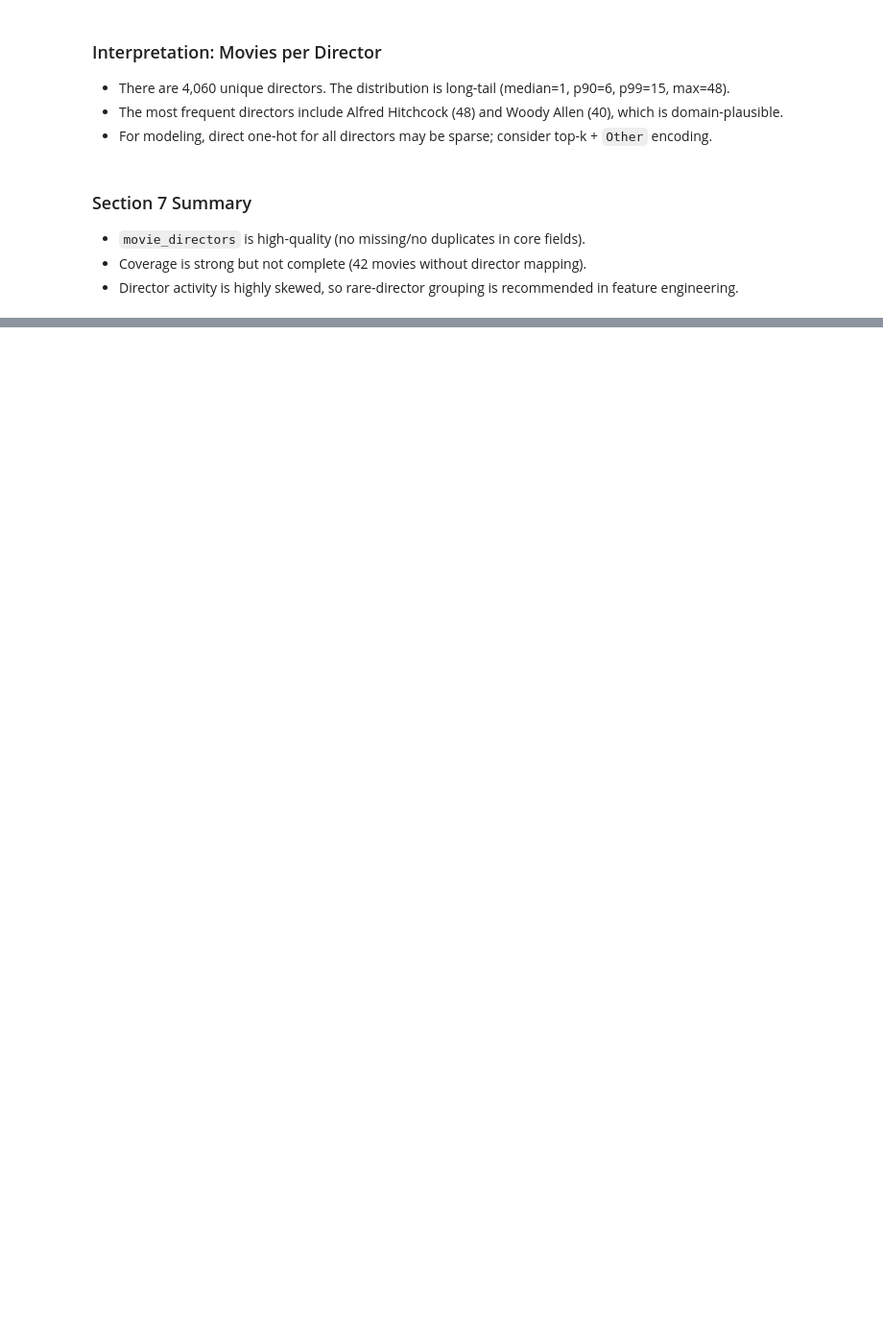
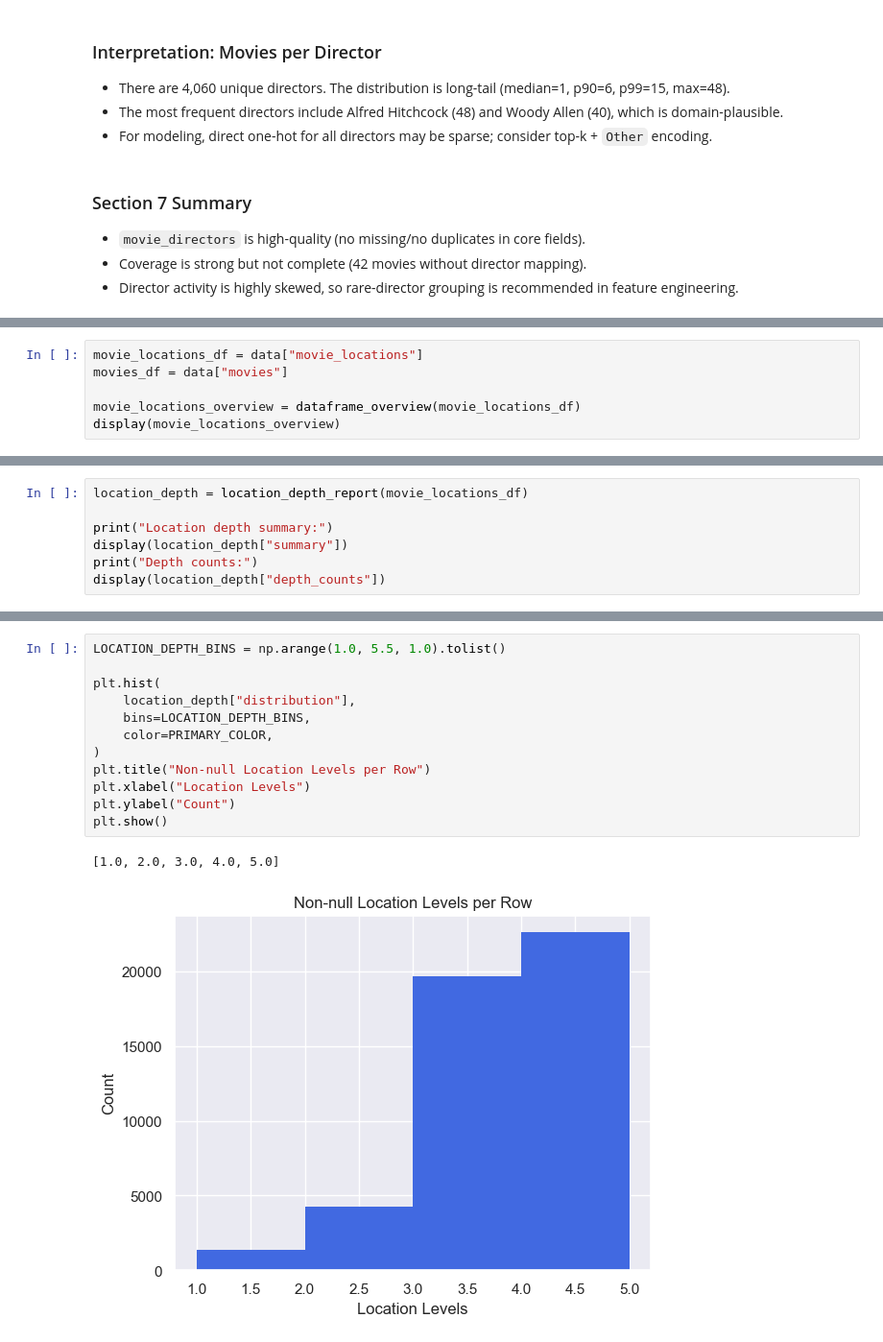
Before and after one commit to Mateusz1645/explainable-recsys, a Jupyter notebook: notebooks/01_eda.ipynb, the cells around one changed output, grey strips where cells are left out. Shown at 96% size. Saved outputs shown, nothing was run; the diff lists cells and outputs as text; blank space fills up the shorter version.

```diff
--- a/notebooks/01_eda.ipynb
+++ b/notebooks/01_eda.ipynb
@@ -788,0 +966,6 @@ plt.show()
+# %%
+movie_locations_df = data["movie_locations"]
+movies_df = data["movies"]
+
+movie_locations_overview = dataframe_overview(movie_locations_df)
+display(movie_locations_overview)
@@ -788,0 +1038,7 @@ plt.show()
+# %%
+location_depth = location_depth_report(movie_locations_df)
+
+print("Location depth summary:")
+display(location_depth["summary"])
+print("Depth counts:")
+display(location_depth["depth_counts"])
@@ -788,0 +1061,15 @@ plt.show()
+# %%
+LOCATION_DEPTH_BINS = np.arange(1.0, 5.5, 1.0).tolist()
+
+plt.hist(
+    location_depth["distribution"],
+    bins=LOCATION_DEPTH_BINS,
+    color=PRIMARY_COLOR,
+)
+plt.title("Non-null Location Levels per Row")
+plt.xlabel("Location Levels")
+plt.ylabel("Count")
+plt.show()
+# %% [output]
+[1.0, 2.0, 3.0, 4.0, 5.0]
+[figure, added]
```
Also changed, not shown: parts of 40 cells of this notebook, 6 other files.
